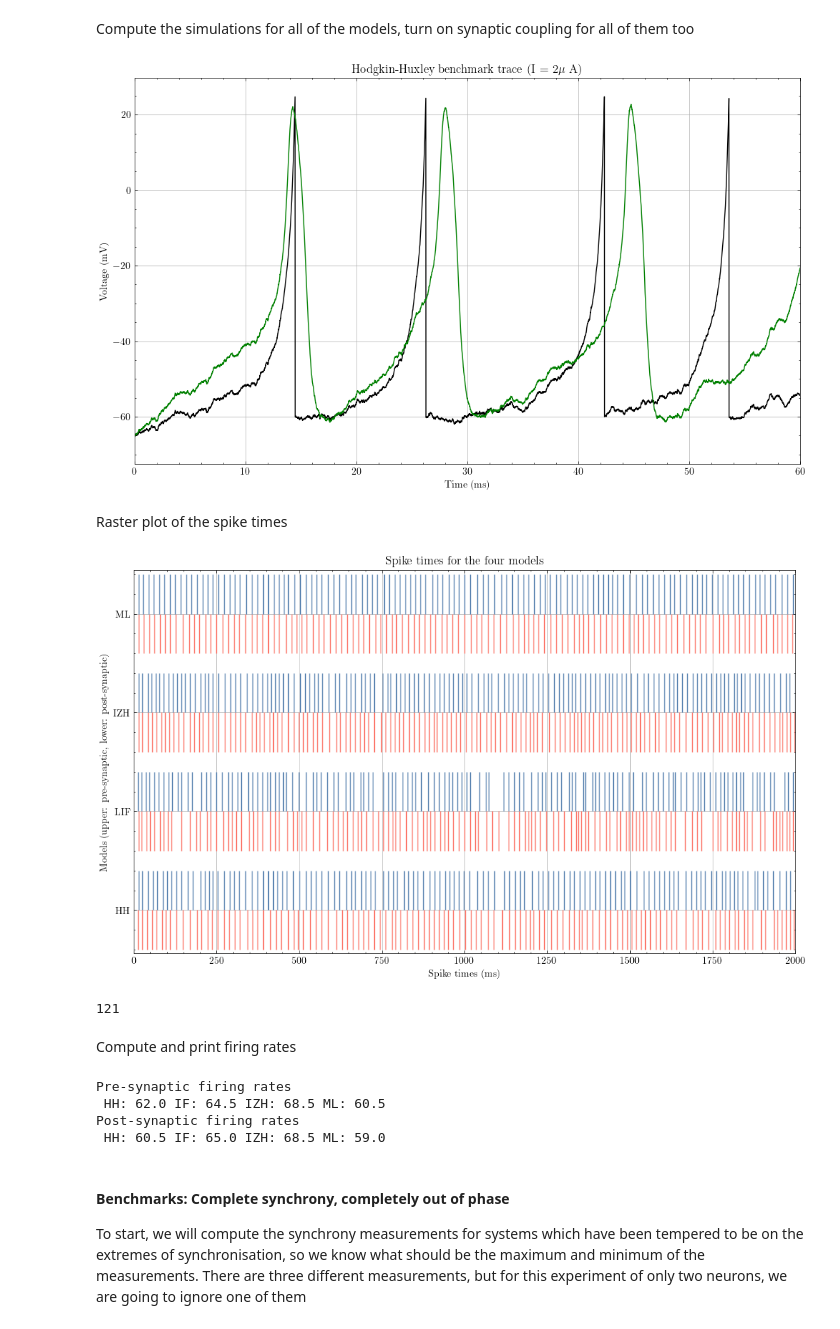
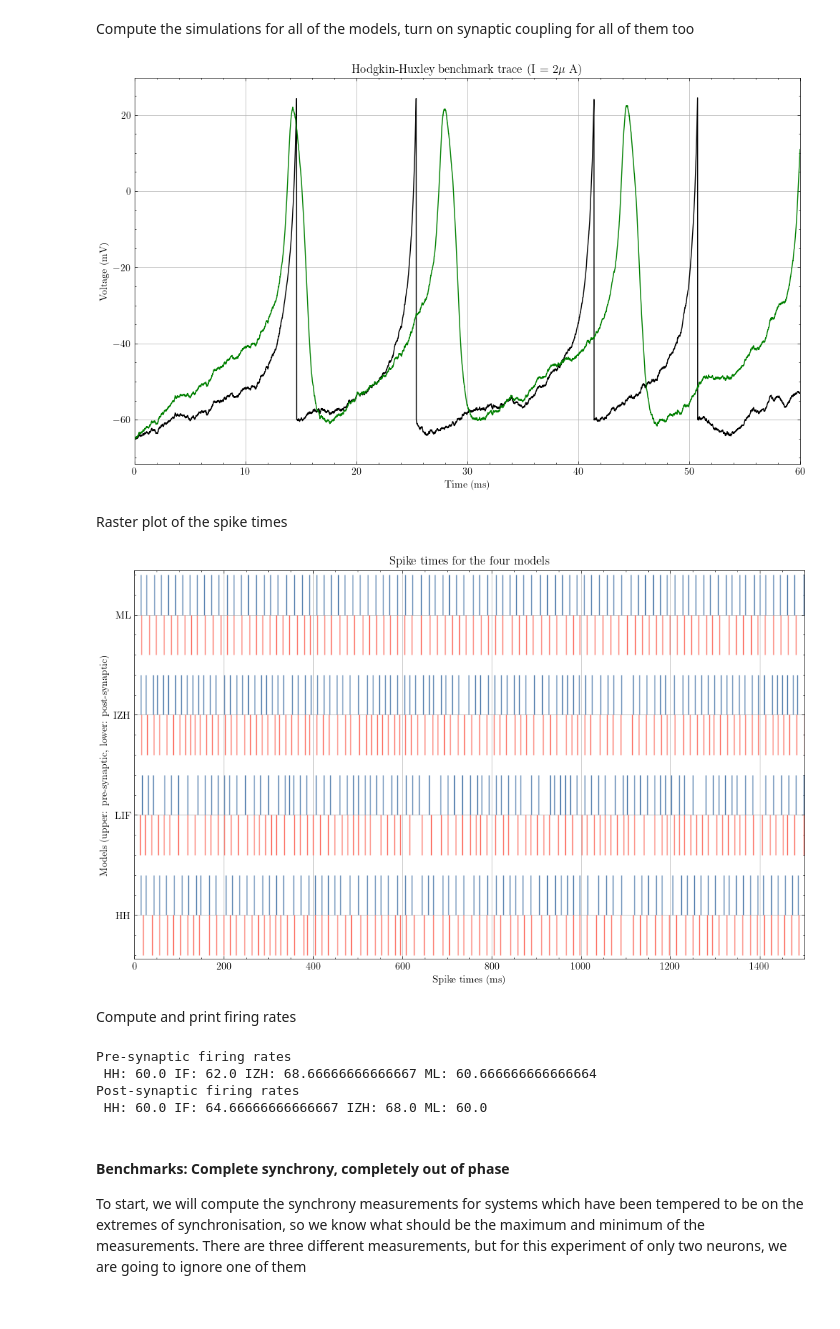
Before and after one commit to Sir-Bip-Bop/Gap-Junction-Coupling-Studies, a Jupyter notebook: synchrony_experiment_parallel.ipynb, the cells around one changed output. Drawn from its saved outputs; the diff is of its cells as text; code cells hidden in the pictures.

```diff
--- a/synchrony_experiment_parallel.ipynb
+++ b/synchrony_experiment_parallel.ipynb
@@ -164,7 +148,7 @@ params_IZH =load_ISH()
 params_ML = load_ML()
 
 #time parameters
-t_final = 2000
+t_final = 1500
 dt = 0.01
 
 #Other constant parameters
@@ -195,15 +179,19 @@ I_ML = np.zeros((int(t_final/dt),2))
 #the noise will be common for all cases
 x1 = np.random.normal(0,5,int(t_final/dt))
 x2 = np.random.normal(0,5,int(t_final/dt))
+x3 = np.random.normal(0,3,int(t_final/dt))
+x4 = np.random.normal(0,3,int(t_final/dt))
+x5 = np.random.normal(0,11,int(t_final/dt))
+x6 = np.random.normal(0,11,int(t_final/dt))
 
-I_HH[:,0] = 2.5*(1+ x1)
-I_HH[:,1] = 2.5*(1+ x2)
-I_IF[:,0] = 2.5*(1+ x1)
-I_IF[:,1] = 2.5*(1+ x2)
-I_IZH[:,0] = 2.5*(1+ x1)
-I_IZH[:,1] = 2.5*(1+ x2)
-I_ML[:,0] = 2.5*(1+ x1)
-I_ML[:,1] = 2.5*(1+ x2)
+I_HH[:,0] = 2.5*(1+ 1*x1)
+I_HH[:,1] = 2.5*(1+ 1*x2)
+I_IF[:,0] = 2.5*(1+ 1*x3)
+I_IF[:,1] = 2.5*(1+ 1*x4)
+I_IZH[:,0] = 2.5*(1+ 1*x1)
+I_IZH[:,1] = 2.5*(1+ 1*x2)
+I_ML[:,0] = 2.5*(1+ 1*x1)
+I_ML[:,1] = 2.5*(1+ 1*x2)
 # %% [markdown]
 Compute the simulations for all of  the models, turn on synaptic coupling for all of them too
 # %%
@@ -218,11 +206,10 @@ plt.plot(time,dataML_adjust[:,0], color = 'green')
 plt.title(r'Hodgkin-Huxley benchmark trace (I = 2$\mu$ A)')
 plt.xlabel('Time (ms)')
 plt.ylabel('Voltage (mV)')
-#plt.xlim(1800,2000)
 plt.xlim(0,60)
 plt.grid()
 # %% [output]
-[figure, old version]
+[figure, new version]
 # %% [markdown]
 Raster plot of the spike times
 # %%
@@ -233,39 +220,35 @@ spike_IF_2 =  (np.argwhere(np.array(matrixIF_adjust.todense())[1,:]>0) * dt).fla
 spike_IZH_1 =  (np.argwhere(np.array(matrixIZH_adjust.todense())[0,:]>0) * dt).flatten()
 spike_IZH_2 = (np.argwhere(np.array(matrixIZH_adjust.todense())[1,:]>0) * dt).flatten()
 spike_ML_1 = (np.argwhere(np.array(matrixML_adjust.todense())[0,:]>0) * dt).flatten()
 spike_ML_2 = (np.argwhere(np.array(matrixML_adjust.todense())[1,:]>0) * dt).flatten()
 fig, ax = plt.subplots()
 
 ax.eventplot(spike_HH_1, color = '#5B84B1FF')
 ax.eventplot(spike_HH_2,color='#FC766AFF',lineoffsets=0,label='hola')
 ax.eventplot(spike_IF_2,color = '#FC766AFF',lineoffsets=2.5)
 ax.eventplot(spike_IF_1, color = '#5B84B1FF', lineoffsets= 3.5)
 ax.eventplot(spike_IZH_2,color = '#FC766AFF',lineoffsets= 5.0 )
 ax.eventplot(spike_IZH_1, color = '#5B84B1FF', lineoffsets= 6.0)
 ax.eventplot(spike_ML_2, color = '#FC766AFF', lineoffsets= 7.5)
 ax.eventplot(spike_ML_1,color = '#5B84B1FF', lineoffsets= 8.5)
 ax.grid()
 ax.set_ylim(-0.6,9.1)
 ax.set_ylabel('Models (upper: pre-synaptic, lower: post-synaptic)')
 plt.yticks((0.5,3.0,5.5,8.0))
 labels = [item.get_text() for item in ax.get_yticklabels()]
 labels[0] = 'HH'
 labels[1] = 'LIF'
 labels[2] = 'IZH'
 labels[3] = 'ML'
 
 ax.set_yticklabels(labels, color = 'black')
 ax.set_xlabel('Spike times (ms)')
-ax.set_xlim(0,2000)
+ax.set_xlim(0,1500)
 
 plt.title('Spike times for the four models')
 plt.show()
 # %% [output]
-[figure, old version]
+[figure, new version]
-# %%
-len(spike_HH_2)
-# %% [output]
-121
 # %% [markdown]
 Compute and print firing rates
 # %%
@@ -282,9 +265,9 @@ print('Pre-synaptic firing rates \n HH:',firing_HH_pre,'IF:',firing_IF_pre, 'IZH
 print('Post-synaptic firing rates \n HH:',firing_HH_post,'IF:',firing_IF_post, 'IZH:', firing_IZH_post, 'ML:', firing_ML_post )
 # %% [output]
 Pre-synaptic firing rates
- HH: 62.0 IF: 64.5 IZH: 68.5 ML: 60.5
+ HH: 60.0 IF: 62.0 IZH: 68.66666666666667 ML: 60.666666666666664
 Post-synaptic firing rates
- HH: 60.5 IF: 65.0 IZH: 68.5 ML: 59.0
+ HH: 60.0 IF: 64.66666666666667 IZH: 68.0 ML: 60.0
 # %% [markdown]
 #### Benchmarks: Complete synchrony, completely out of phase
 
```
Also changed, not shown: parts of 25 cells of this notebook, 1 other file.
